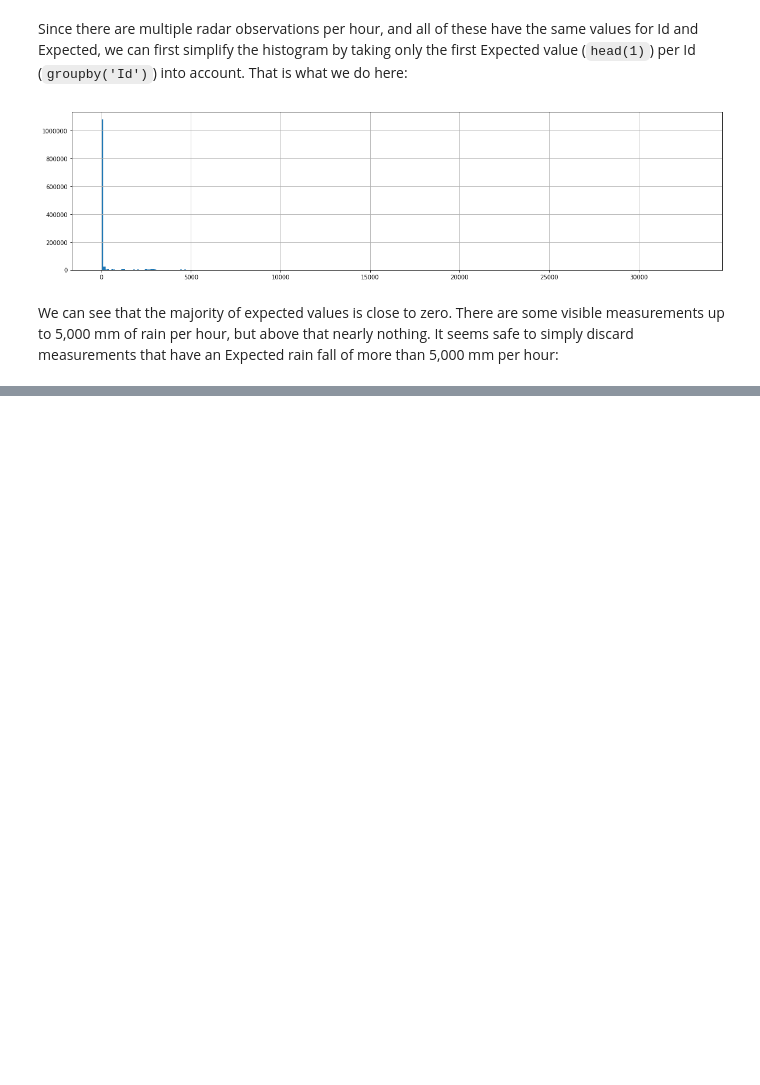
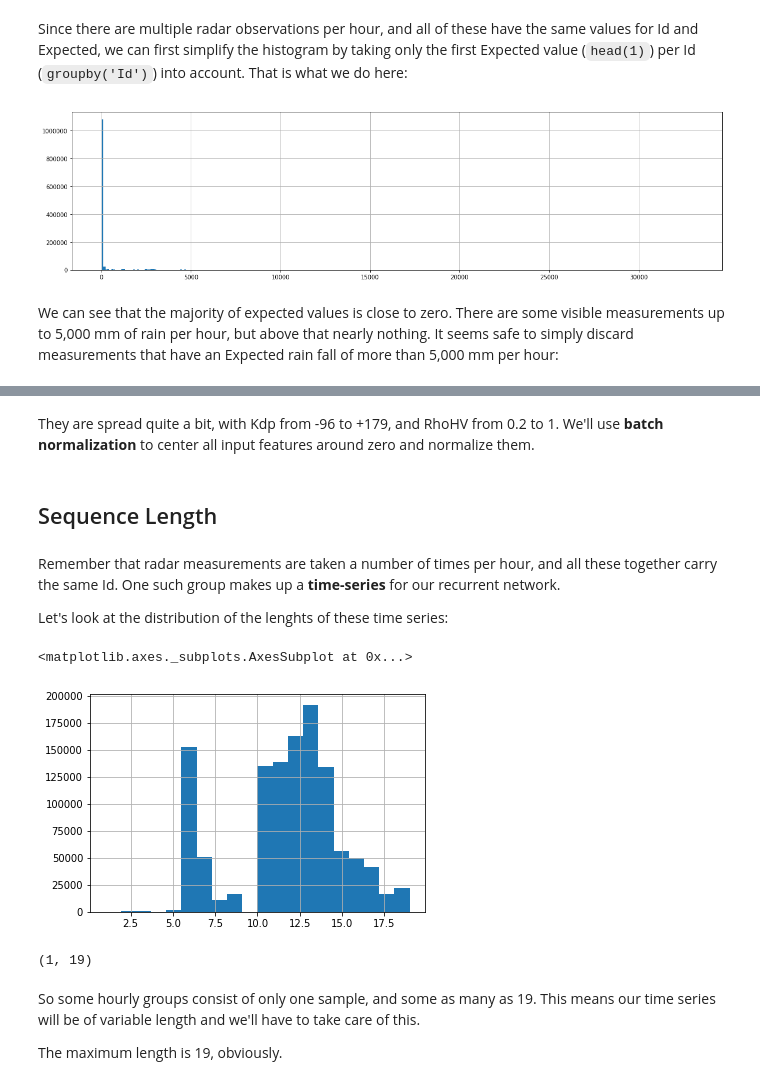
Before and after one commit to haerfest/handson-ml, a Jupyter notebook: Kaggle - How Much Did It Rain II/Kaggle - How Much Did It Rain II.ipynb, the cells around one changed output, grey strips where cells are left out. Drawn from its saved outputs; the diff is of its cells as text; code cells hidden in the pictures; blank space fills up the shorter version.

```diff
--- a/Kaggle - How Much Did It Rain II/Kaggle - How Much Did It Rain II.ipynb
+++ b/Kaggle - How Much Did It Rain II/Kaggle - How Much Did It Rain II.ipynb
@@ -166,0 +183,2 @@ df = df[df['Expected'] < 5000]
+# %%
+df = df.fillna(df.mean())
@@ -166,0 +213,22 @@ df = df[df['Expected'] < 5000]
+# %% [markdown]
+They are spread quite a bit, with Kdp from -96 to +179, and RhoHV from 0.2 to 1. We'll use **batch normalization** to center all input features around zero and normalize them.
+# %% [markdown]
+## Sequence Length
+# %% [markdown]
+Remember that radar measurements are taken a number of times per hour, and all these together carry the same Id. One such group makes up a **time-series** for our recurrent network.
+
+Let's look at the distribution of the lenghts of these time series:
+# %%
+group_sizes = df.groupby('Id').size()
+group_sizes.hist(bins=20)
+# %% [output]
+<matplotlib.axes._subplots.AxesSubplot at 0x...>
+[figure, added]
+# %%
+group_sizes.min(), group_sizes.max()
+# %% [output]
+(1, 19)
+# %% [markdown]
+So some hourly groups consist of only one sample, and some as many as 19. This means our time series will be of variable length and we'll have to take care of this.
+
+The maximum length is 19, obviously.
```
Also changed, not shown: parts of 7 cells of this notebook.
